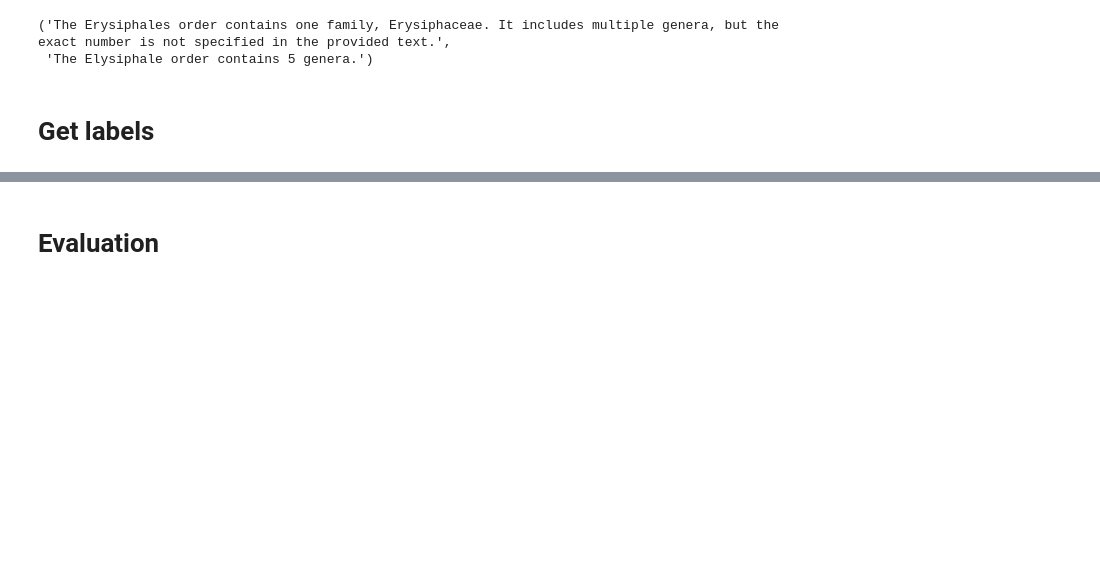
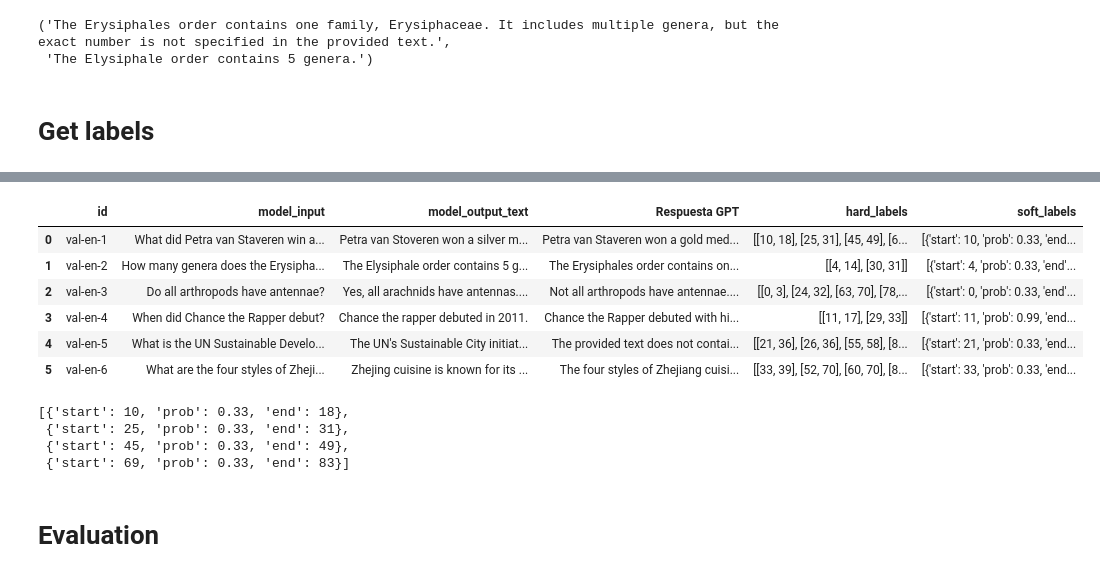
Before and after one commit to Kurocaguama/Mu-SHROOM-GIL, a Jupyter notebook: Notebooks/N5_Generación_de_comparación_set.ipynb, the cells around one changed output, grey strips where cells are left out. Drawn from its saved outputs; the diff is of its cells as text; code cells hidden in the pictures; blank space fills up the shorter version.

```diff
--- a/Notebooks/N5_Generación_de_comparación_set.ipynb
+++ b/Notebooks/N5_Generación_de_comparación_set.ipynb
@@ -92,3 +132,48 @@ merge_data.head(6)
+# %%
+model_sentence = SentenceTransformer("all-MiniLM-L6-v2")
+
+def get_prob(prob):
+  prob = prob.item()
+  if prob > 0.4:
+    prob = 0.99
+  elif prob < -0.1:
+    prob = 0.66
+  else:
+    prob = 0.33
+  return prob
+
+def get_soft_labels(data):
+  """It returns the soft labels"""
+  soft_labels = []
+  aux = {'start': 10, 'prob': 0.333333, 'end': 18}
+  for i in range(len(data)):
+    soft_label = []
+    info = data.iloc[i]
+    gpt = model_sentence.encode(info['Respuesta GPT'])
+    for j in info['hard_labels']:
+      prob = model_sentence.similarity(model_sentence.encode(info['model_output_text'][j[0]:j[1]]), gpt)
+      aux =  {'start': j[0], 'prob': get_prob(prob), 'end': j[1]}
+      soft_label.append(aux)
+    soft_labels.append(soft_label)
+  return soft_labels
+# %%
+merge_data['soft_labels'] = get_soft_labels(merge_data)
+merge_data.head(6)
+# %% [output]
+|  | id | model_input | model_output_text | Respuesta GPT | hard_labels | soft_labels |
+| 0 | val-en-1 | What did Petra van Staveren win a... | Petra van Stoveren won a silver m... | Petra van Staveren won a gold med... | [[10, 18], [25, 31], [45, 49], [6... | [{'start': 10, 'prob': 0.33, 'end... |
+| 1 | val-en-2 | How many genera does the Erysipha... | The Elysiphale order contains 5 g... | The Erysiphales order contains on... | [[4, 14], [30, 31]] | [{'start': 4, 'prob': 0.33, 'end'... |
+| 2 | val-en-3 | Do all arthropods have antennae? | Yes, all arachnids have antennas.... | Not all arthropods have antennae.... | [[0, 3], [24, 32], [63, 70], [78,... | [{'start': 0, 'prob': 0.33, 'end'... |
+| 3 | val-en-4 | When did Chance the Rapper debut? | Chance the rapper debuted in 2011. | Chance the Rapper debuted with hi... | [[11, 17], [29, 33]] | [{'start': 11, 'prob': 0.99, 'end... |
+| 4 | val-en-5 | What is the UN Sustainable Develo... | The UN's Sustainable City initiat... | The provided text does not contai... | [[21, 36], [26, 36], [55, 58], [8... | [{'start': 21, 'prob': 0.33, 'end... |
+| 5 | val-en-6 | What are the four styles of Zheji... | Zhejing cuisine is known for its ... | The four styles of Zhejiang cuisi... | [[33, 39], [52, 70], [60, 70], [8... | [{'start': 33, 'prob': 0.33, 'end... |
+# %%
+merge_data.iloc[0]['soft_labels']
+# %% [output]
+[{'start': 10, 'prob': 0.33, 'end': 18},
+ {'start': 25, 'prob': 0.33, 'end': 31},
+ {'start': 45, 'prob': 0.33, 'end': 49},
+ {'start': 69, 'prob': 0.33, 'end': 83}]
 # %% [markdown]
 # Evaluation
 # %%
```
Also changed, not shown: parts of 14 cells of this notebook.
